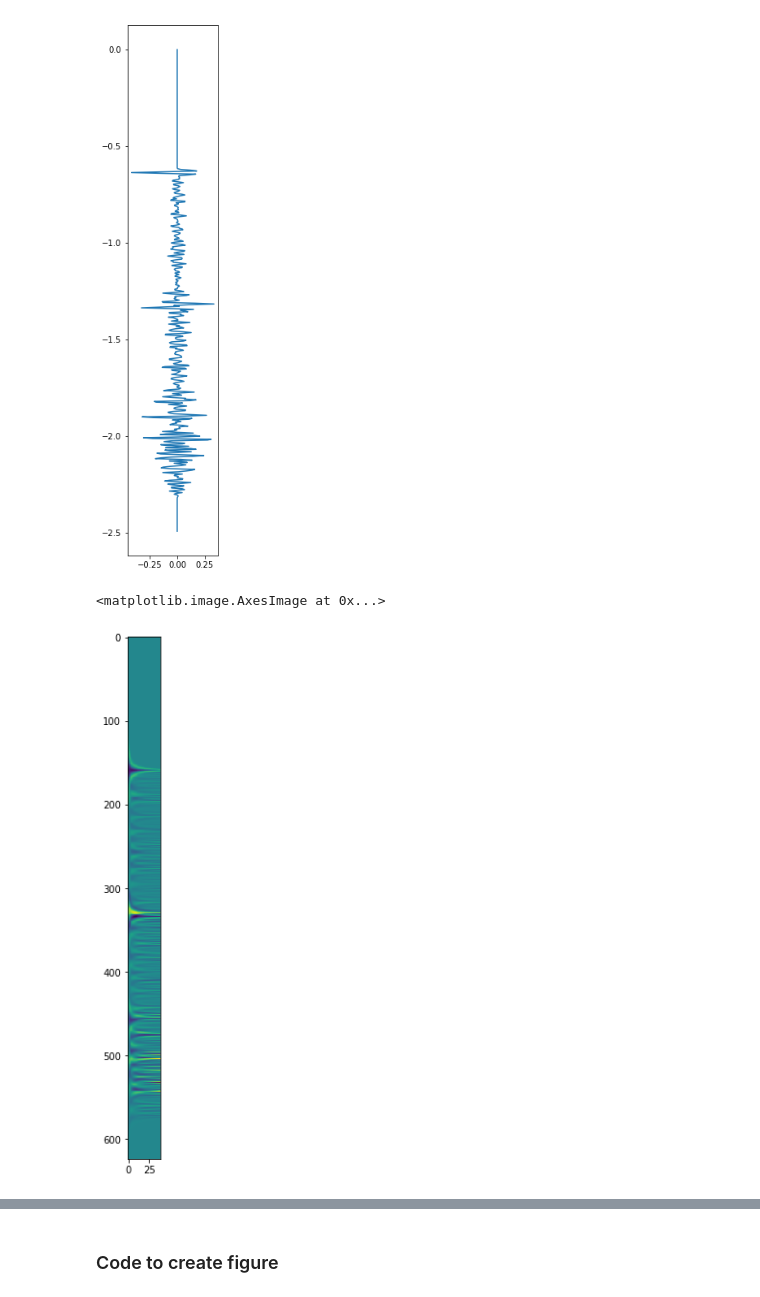
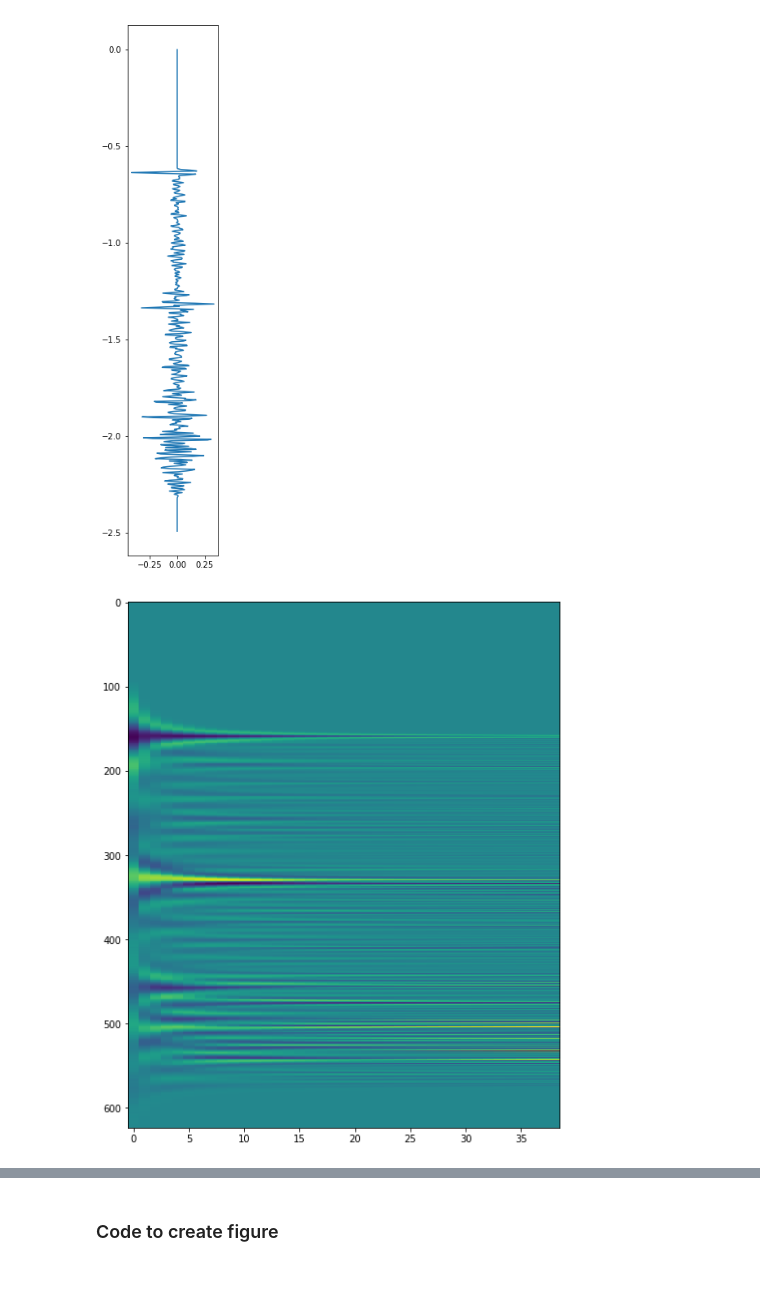
Before and after one commit to Gijsbertbas/rgb-explorers-backend, a Jupyter notebook: sandbox/Import_las.ipynb, the cells around one changed output, grey strips where cells are left out. Saved outputs shown, nothing was run; the diff lists cells and outputs as text; code cells hidden in the pictures.

Commit message:
include figures

```diff
--- a/sandbox/Import_las.ipynb
+++ b/sandbox/Import_las.ipynb
@@ -21,10 +21,11 @@ import bruges
 import numpy as np
 import matplotlib.pyplot as plt
 
-path = '../rgb-explorers/logs/'
+path = '../../rgb-explorers/logs/'
+file = 'F03-03_F03-03_Set.las'
 # %%
 #'F02-01_F02-01_Set.las'
-w = Well.from_las(path+'F03-03_F03-03_Set.las')  # Line 6.
+w = Well.from_las(path+file)  # Line 6.
 # %% [output]
 Header section Parameter regexp=~P was not found.
 # %%
@@ -128,10 +129,10 @@ plt.plot(synth[:,20],-t[:-1])
 [<matplotlib.lines.Line2D at 0x...>]
 [figure]
 # %%
-fig = plt.figure(figsize=(18, 10))
-plt.imshow(synth)
+fig = plt.figure(figsize=(8, 10))
+plt.imshow(synth, aspect='auto')
+plt.savefig('spectralplot.png')
 # %% [output]
-<matplotlib.image.AxesImage at 0x...>
-[figure, old version]
+[figure, new version]
 # %%
 np.save('well_spectrum.npy',synth)
```
Also changed, not shown: parts of 2 cells of this notebook, 4 other files.
